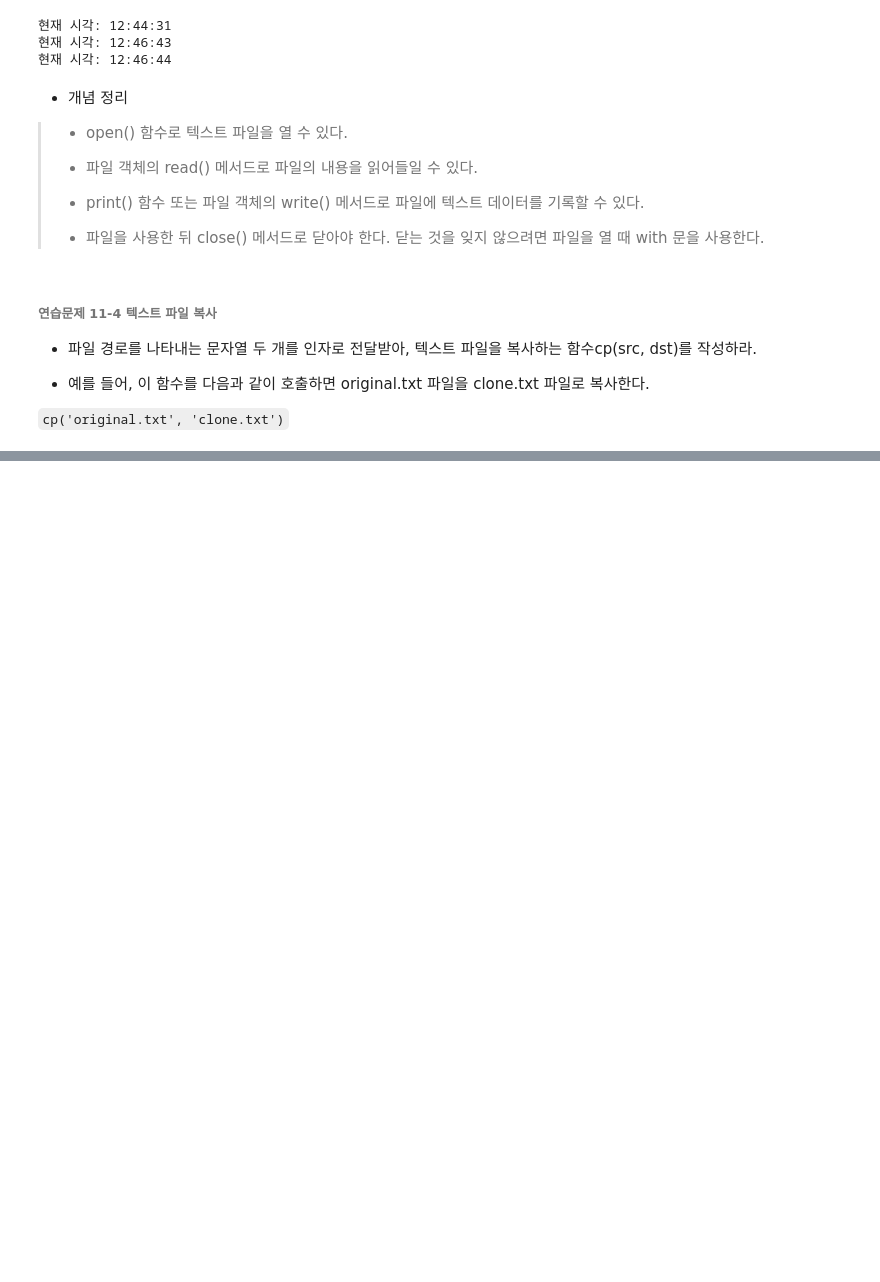
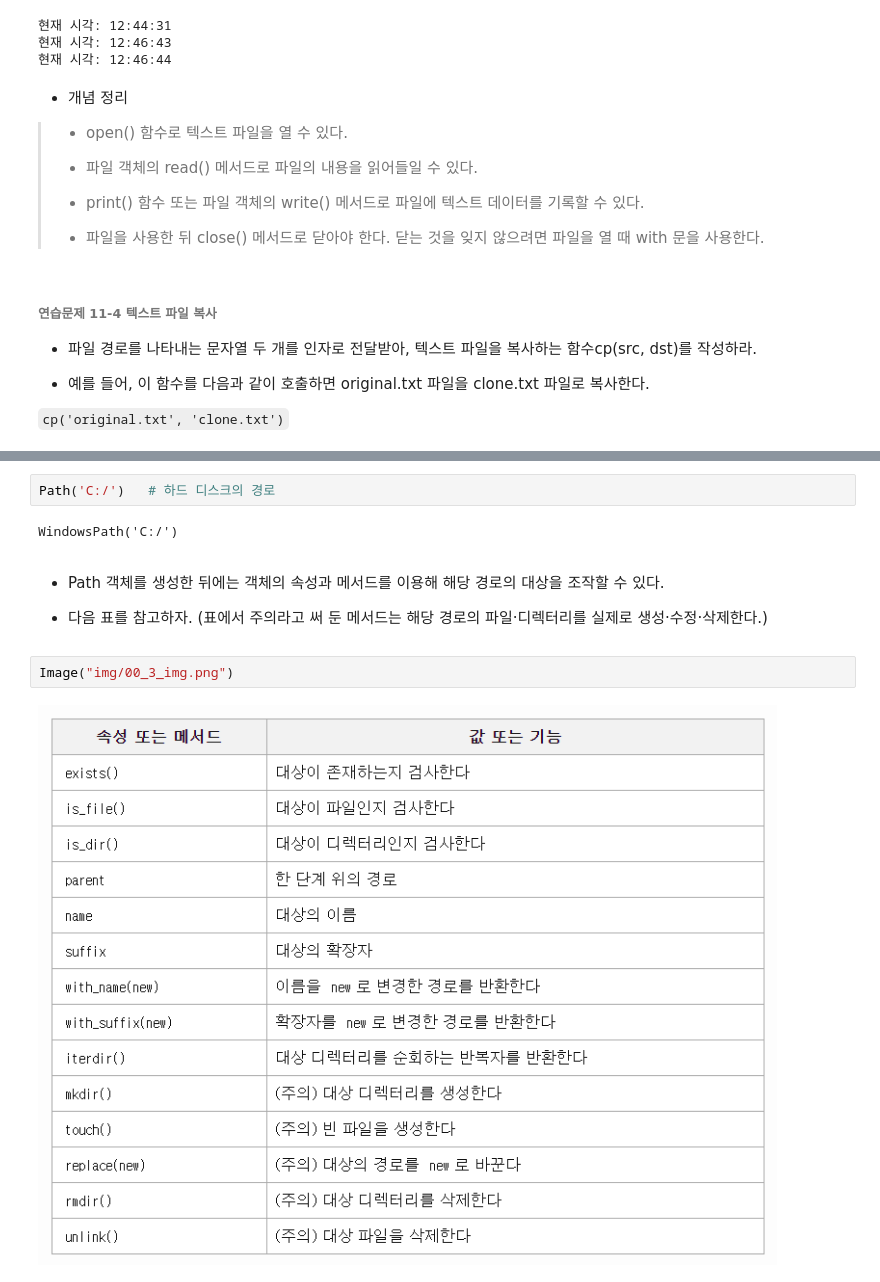
Before and after one commit to daegukdo/GCWM, a Jupyter notebook: 12/00_file_input_and_output.ipynb, the cells around one changed output, grey strips where cells are left out. Cells and saved outputs as stored; diff of their text form; blank space fills up the shorter version.

```diff
--- a/12/00_file_input_and_output.ipynb
+++ b/12/00_file_input_and_output.ipynb
@@ -240,0 +540,12 @@ with open('time.txt') as file:
+# %%
+Path('C:/')   # 하드 디스크의 경로
+# %% [output]
+WindowsPath('C:/')
+# %% [markdown]
+ - Path 객체를 생성한 뒤에는 객체의 속성과 메서드를 이용해 해당 경로의 대상을 조작할 수 있다.
+
+ - 다음 표를 참고하자. (표에서 주의라고 써 둔 메서드는 해당 경로의 파일·디렉터리를 실제로 생성·수정·삭제한다.)
+# %%
+Image("img/00_3_img.png")
+# %% [output]
+[figure, added]
```
Also changed, not shown: parts of 19 cells of this notebook, 6 other files.
